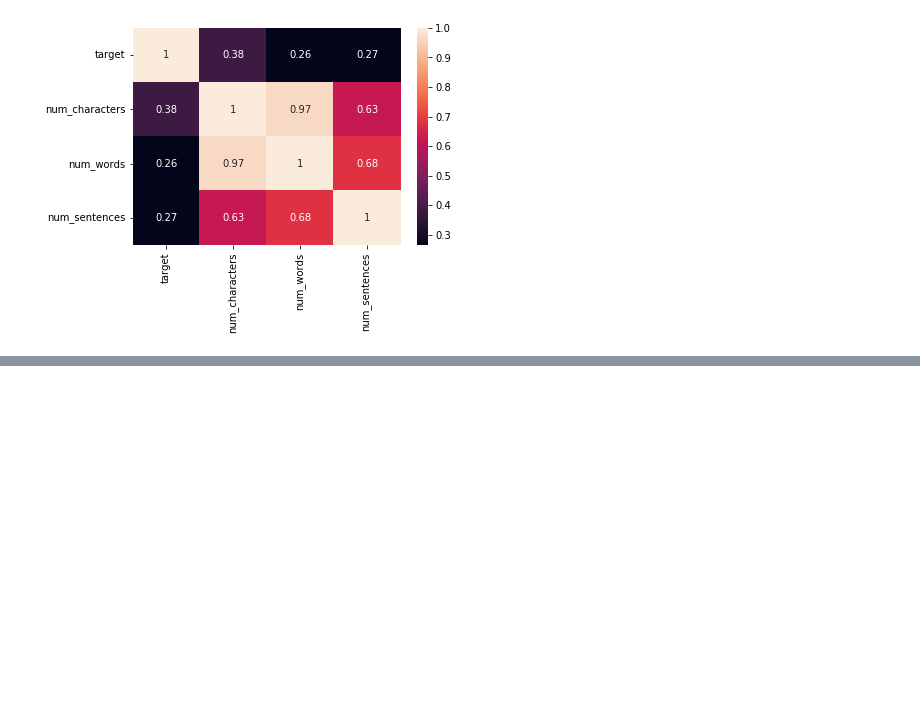
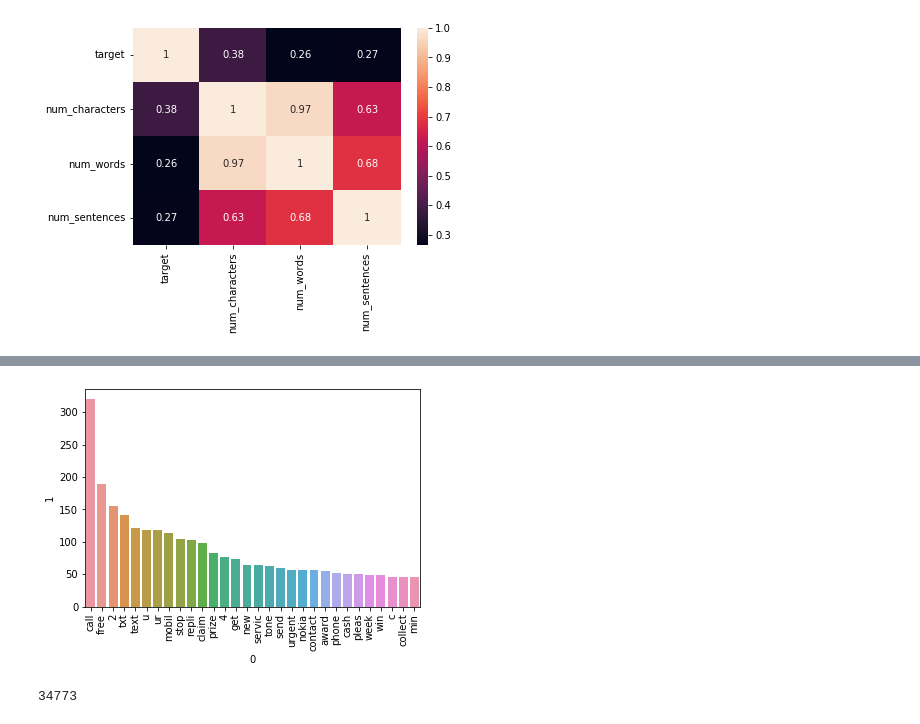
Before and after one commit to Ananthu18/SMS-spam-classifier, a Jupyter notebook: sms-classifier.ipynb, the cells around one changed output, grey strips where cells are left out. Cells and saved outputs as stored; diff of their text form; code cells hidden in the pictures; blank space fills up the shorter version.

```diff
--- a/sms-classifier.ipynb
+++ b/sms-classifier.ipynb
@@ -237,0 +330,5 @@ sns.heatmap(df.corr(),annot=True)
+# %%
+spam_corpus=[]
+for msg in df[df['target']==1]['transform_text'].tolist():
+    for word in msg.split():
+        spam_corpus.append(word)
@@ -237,0 +339,7 @@ sns.heatmap(df.corr(),annot=True)
+# %%
+from collections import Counter
+sns.barplot(pd.DataFrame(Counter(spam_corpus).most_common(30))[0],pd.DataFrame(Counter(spam_corpus).most_common(30))[1])
+plt.xticks(rotation='vertical')
+plt.show()
+# %% [output]
+[figure, added]
@@ -237,0 +351,4 @@ sns.heatmap(df.corr(),annot=True)
+# %%
+len(ham_corpus)
+# %% [output]
+34773
```
Also changed, not shown: parts of 66 cells of this notebook.
